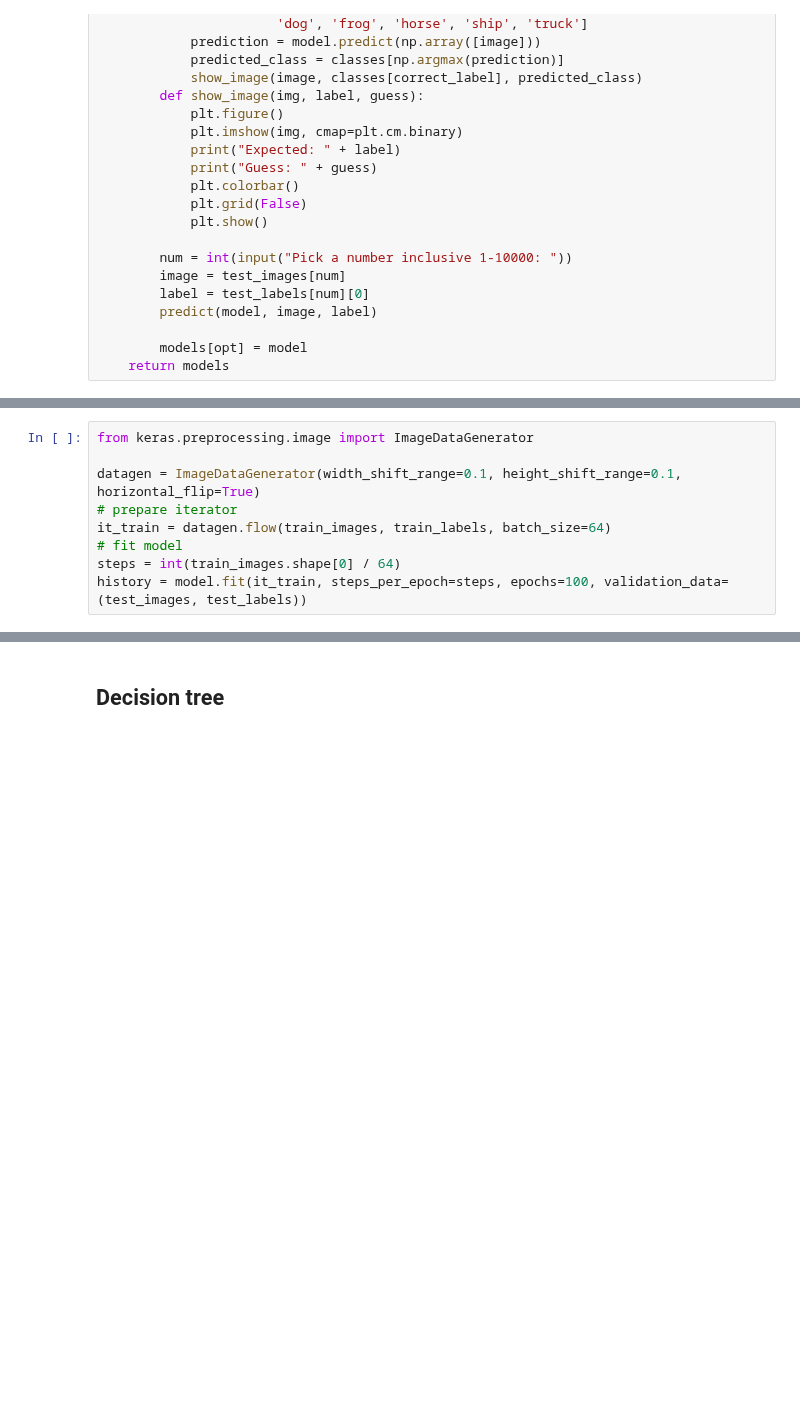
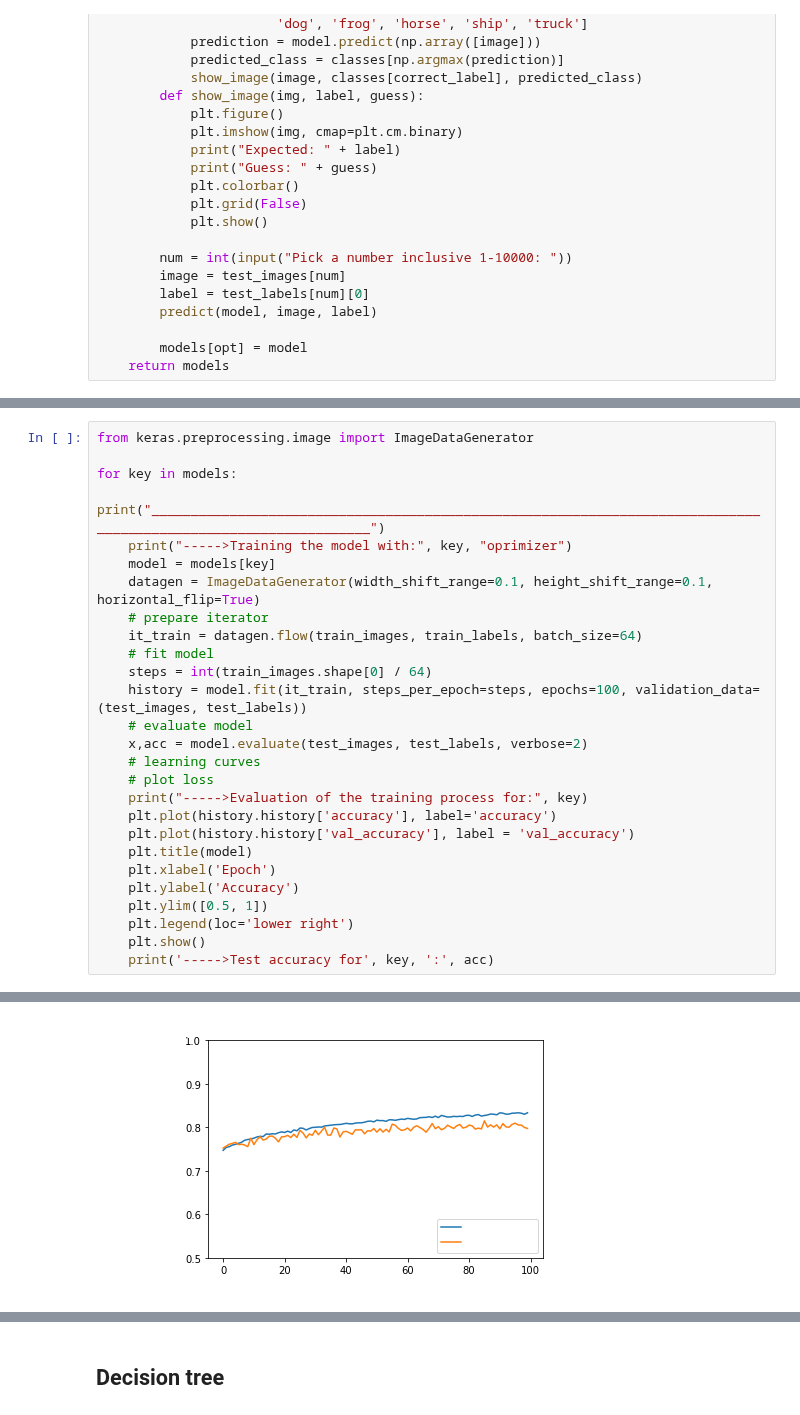
Before and after one commit to DoraTheodora/MachineLearning-Tutorial, a Jupyter notebook: CA2-Data Preprocessing and Algorithms.ipynb, the cells around one changed output, grey strips where cells are left out. Drawn from its saved outputs; the diff is of its cells as text; blank space fills up the shorter version.

```diff
--- a/CA2-Data Preprocessing and Algorithms.ipynb
+++ b/CA2-Data Preprocessing and Algorithms.ipynb
@@ -644,10 +644,28 @@ Given that the dataset from our tutorial involves small photos of objects, we ne
 # %%
 from keras.preprocessing.image import ImageDataGenerator
 
-datagen = ImageDataGenerator(width_shift_range=0.1, height_shift_range=0.1, horizontal_flip=True)
-# prepare iterator
-it_train = datagen.flow(train_images, train_labels, batch_size=64)
-# fit model
-steps = int(train_images.shape[0] / 64)
-history = model.fit(it_train, steps_per_epoch=steps, epochs=100, validation_data=(test_images, test_labels))
+for key in models:
+    print("_________________________________________________________________________________________________________________")
+    print("----->Training the model with:", key, "oprimizer")
+    model = models[key]
+    datagen = ImageDataGenerator(width_shift_range=0.1, height_shift_range=0.1, horizontal_flip=True)
+    # prepare iterator
+    it_train = datagen.flow(train_images, train_labels, batch_size=64)
+    # fit model
+    steps = int(train_images.shape[0] / 64)
+    history = model.fit(it_train, steps_per_epoch=steps, epochs=100, validation_data=(test_images, test_labels))
+    # evaluate model
+    x,acc = model.evaluate(test_images, test_labels, verbose=2)
+    # learning curves
+    # plot loss
+    print("----->Evaluation of the training process for:", key)
+    plt.plot(history.history['accuracy'], label='accuracy')
+    plt.plot(history.history['val_accuracy'], label = 'val_accuracy')
+    plt.title(model)
+    plt.xlabel('Epoch')
+    plt.ylabel('Accuracy')
+    plt.ylim([0.5, 1])
+    plt.legend(loc='lower right')
+    plt.show()
+    print('----->Test accuracy for', key, ':', acc)
 # %% [output]
@@ -670,0 +689 @@ Epoch 100/100
+[figure, added]
```
Also changed, not shown: parts of 5 cells of this notebook.
